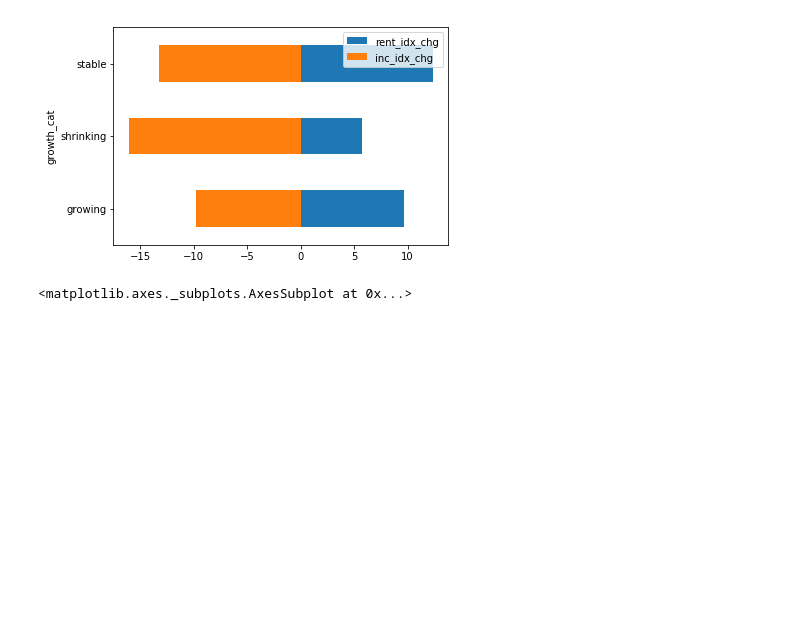
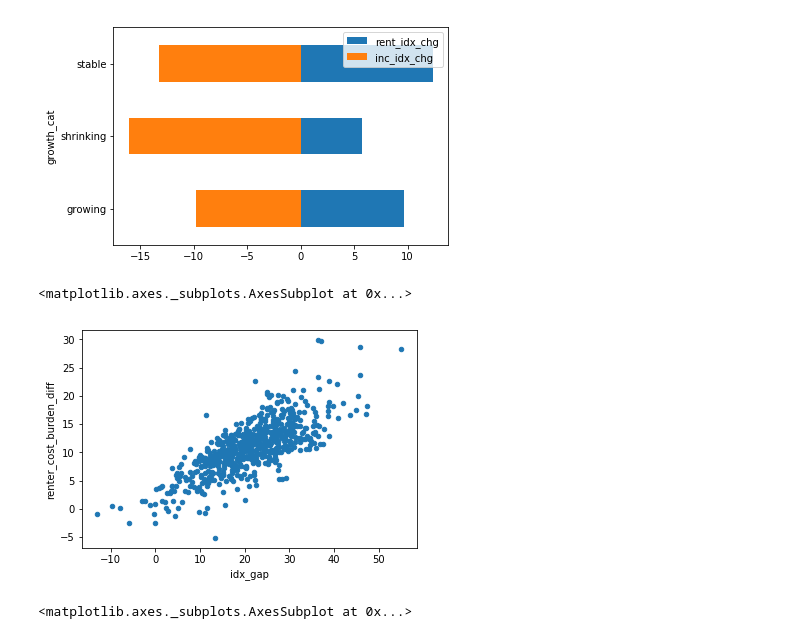
Before and after one commit to ecseymour/cost_burden, a Jupyter notebook: notebooks/places_cost_burden_scratch.ipynb, the cells around one changed output. Saved outputs shown, nothing was run; the diff lists cells and outputs as text; code cells hidden in the pictures; blank space fills up the shorter version.

```diff
--- a/notebooks/places_cost_burden_scratch.ipynb
+++ b/notebooks/places_cost_burden_scratch.ipynb
@@ -205,6 +205,11 @@ grouped[cols].median().plot(kind='barh', stacked=True)
 # %% [output]
 <matplotlib.axes._subplots.AxesSubplot at 0x...>
 [figure]
+# %%
+df.plot.scatter('idx_gap', 'renter_cost_burden_diff')
+# %% [output]
+<matplotlib.axes._subplots.AxesSubplot at 0x...>
+[figure, added]
 # %%
 cols = ['renter_cost_burden_00', 'renter_cost_burden_16']
 grouped[cols].median().transpose().plot()
```
Also changed, not shown: parts of 3 cells of this notebook, 1 other file.
